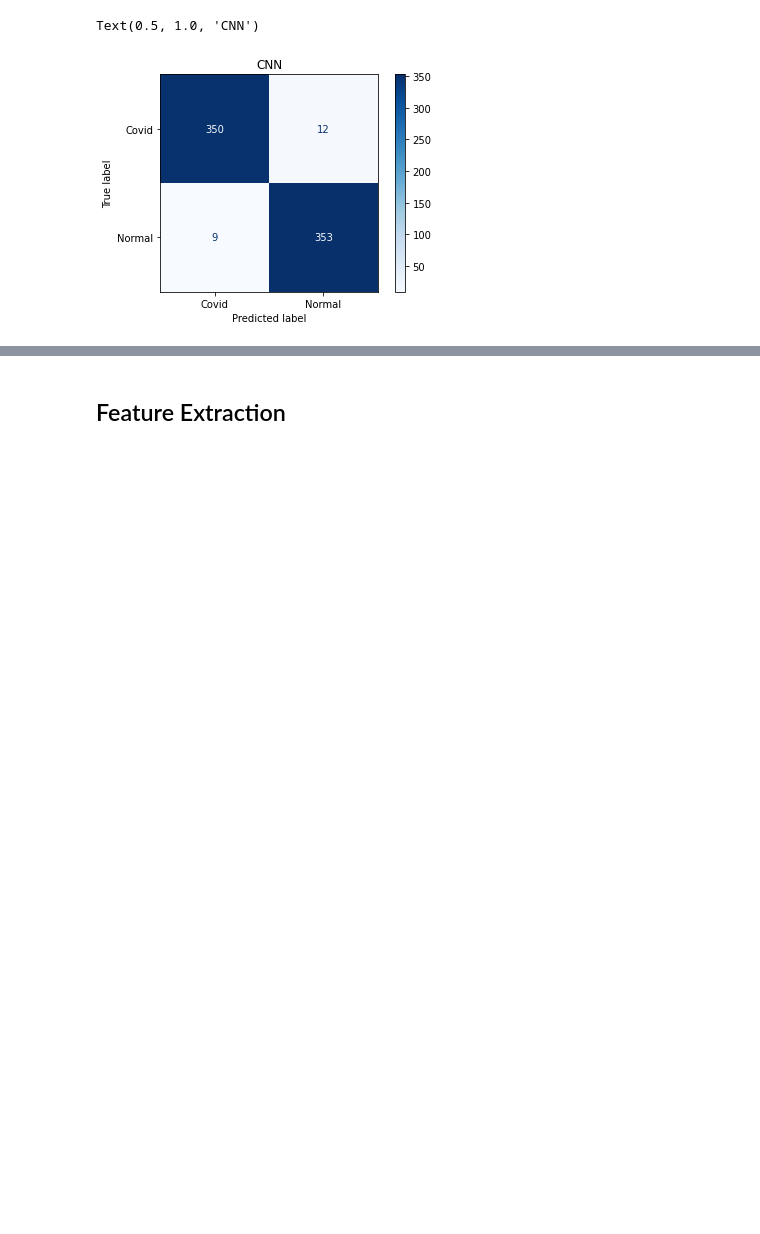
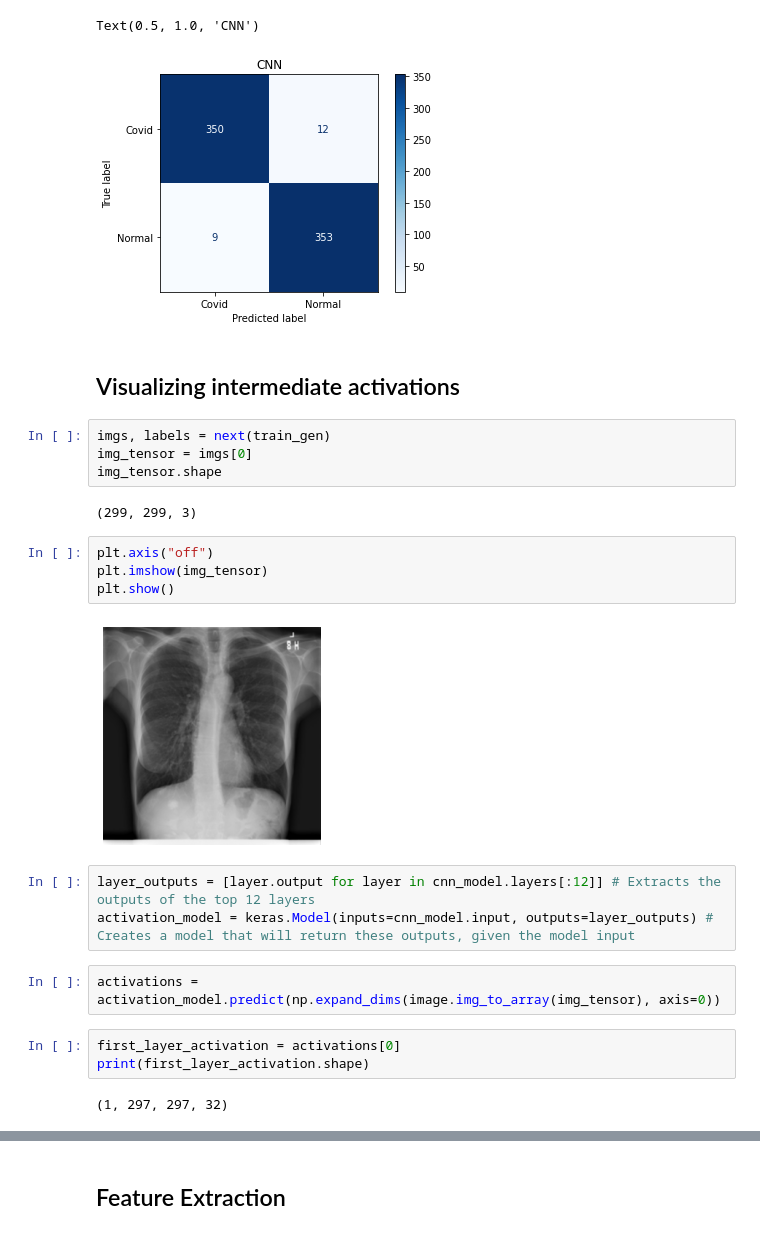
Before and after one commit to Arjun-Siva/covid-prediction, a Jupyter notebook: EMCNet_Covid_Prediction.ipynb, the cells around one changed output, grey strips where cells are left out. Saved outputs shown, nothing was run; the diff lists cells and outputs as text; blank space fills up the shorter version.

Commit message:
Intermediate activations

```diff
--- a/EMCNet_Covid_Prediction.ipynb
+++ b/EMCNet_Covid_Prediction.ipynb
@@ -217,3 +219,27 @@ plt.title("CNN")
 # %% [output]
 Text(0.5, 1.0, 'CNN')
 [figure]
+# %% [markdown]
+## Visualizing intermediate activations
+# %%
+imgs, labels = next(train_gen)
+img_tensor = imgs[0]
+img_tensor.shape
+# %% [output]
+(299, 299, 3)
+# %%
+plt.axis("off")
+plt.imshow(img_tensor)
+plt.show()
+# %% [output]
+[figure, added]
+# %%
+layer_outputs = [layer.output for layer in cnn_model.layers[:12]] # Extracts the outputs of the top 12 layers
+activation_model = keras.Model(inputs=cnn_model.input, outputs=layer_outputs) # Creates a model that will return these outputs, given the model input
+# %%
+activations = activation_model.predict(np.expand_dims(image.img_to_array(img_tensor), axis=0))
+# %%
+first_layer_activation = activations[0]
+print(first_layer_activation.shape)
+# %% [output]
+(1, 297, 297, 32)
```
Also changed, not shown: parts of 10 cells of this notebook.
